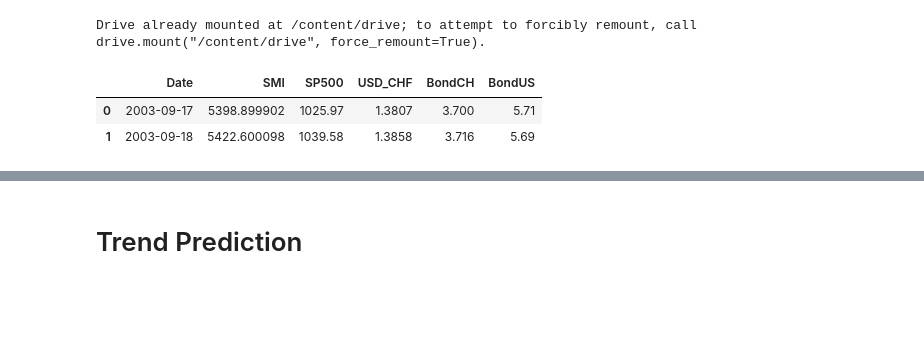
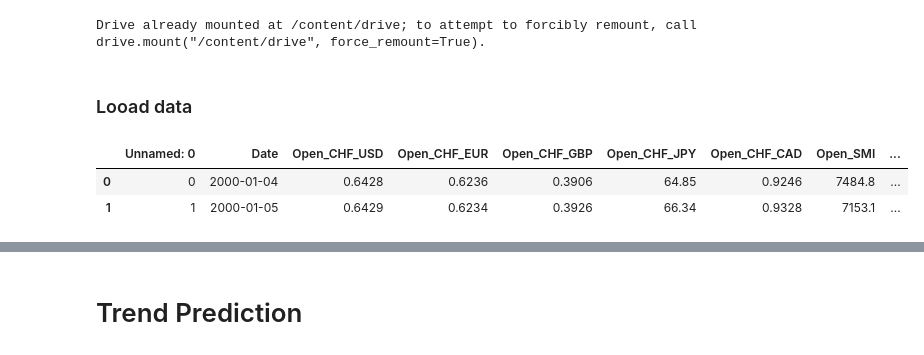
Before and after one commit to CS-433/ml-project-2-marmlla_2, a Jupyter notebook: main_price_trend.ipynb, the cells around one changed output, grey strips where cells are left out. Saved outputs shown, nothing was run; the diff lists cells and outputs as text; code cells hidden in the pictures; blank space fills up the shorter version.

```diff
--- a/main_price_trend.ipynb
+++ b/main_price_trend.ipynb
@@ -29,11 +29,13 @@ import Helper.Preprocessing as pp
 import Helper.Model as ml
 import Helper.Display as ds
 import Helper.Pipeline as pl
+# %% [markdown]
+### Looad data
 # %%
-df = pd.read_csv("Data/dataset.csv")
+df = pd.read_csv("Data/data_daily/dataset_daily.csv")
 df.head(2)
 # %% [output]
-|  | Date | SMI | SP500 | USD_CHF | BondCH | BondUS |
-| 0 | 2003-09-17 | 5398.899902 | 1025.97 | 1.3807 | 3.700 | 5.71 |
-| 1 | 2003-09-18 | 5422.600098 | 1039.58 | 1.3858 | 3.716 | 5.69 |
+|  | Unnamed: 0 | Date | Open_CHF_USD | Open_CHF_EUR | Open_CHF_GBP | Open_CHF_JPY | Open_CHF_CAD | Open_SMI | ... |
+| 0 | 0 | 2000-01-04 | 0.6428 | 0.6236 | 0.3906 | 64.85 | 0.9246 | 7484.8 | ... |
+| 1 | 1 | 2000-01-05 | 0.6429 | 0.6234 | 0.3926 | 66.34 | 0.9328 | 7153.1 | ... |
 # %%
```
Also changed, not shown: parts of 17 cells of this notebook, 35 other files.
